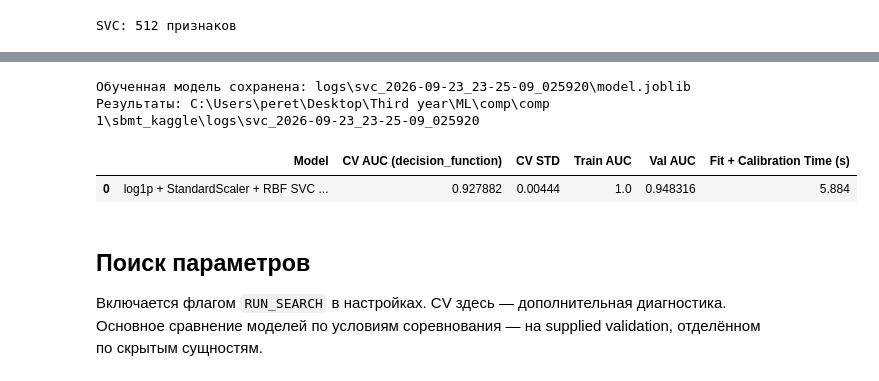
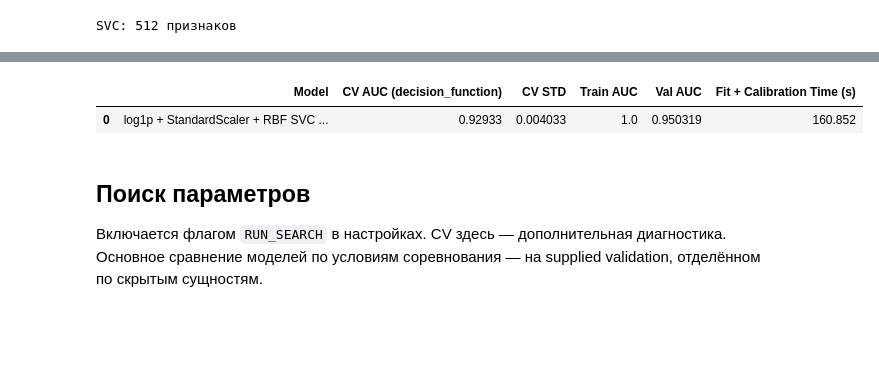
Before and after one commit to revlze/sbmt_kaggle, a Jupyter notebook: main.ipynb, the cells around one changed output, grey strips where cells are left out. Cells and saved outputs as stored; diff of their text form; code cells hidden in the pictures; blank space fills up the shorter version.

```diff
--- a/main.ipynb
+++ b/main.ipynb
@@ -1165,6 +1289,7 @@ best_svc_pipeline = Pipeline([
     ('fe', FullFeatureEngineering(n_splits=5)),
     ('scaler', StandardScaler()),
     ('weighter', best_weighter),
+    ('l2_sphere', Normalizer(norm='l2')),
     ('svc', SVC(C=bp['C'], kernel='rbf', gamma=gamma_best, random_state=SEED))
 ])
 
@@ -1291,53 +1418,51 @@ CV AUC: 0.92511 ± 0.00525
 # %%
 # Калибруется весь Pipeline: scaler обучается заново внутри каждого фолда.
 # ensemble=False: итоговая SVC обучается на всём train.
 svc_model = CalibratedClassifierCV(
     estimator=svc_pipeline, method='sigmoid', cv=svc_cv, ensemble=False,
 )
 svc_started_at = datetime.now().astimezone()
 svc_start = time.perf_counter()
-svc_model.fit(X_train_extended, y_train)
+svc_model.fit(X_train, y_train)
 svc_fit_time = time.perf_counter() - svc_start
 
-svc_train_probs = svc_model.predict_proba(X_train_extended)[:, 1]
-svc_val_probs = svc_model.predict_proba(X_val_extended)[:, 1]
+svc_train_probs = svc_model.predict_proba(X_train)[:, 1]
+svc_val_probs = svc_model.predict_proba(X_val)[:, 1]
 svc_metrics = pd.DataFrame([{
     'Model': 'log1p + StandardScaler + RBF SVC (extended)',
     'CV AUC (decision_function)': svc_cv_scores.mean(),
     'CV STD': svc_cv_scores.std(),
     'Train AUC': roc_auc_score(y_train, svc_train_probs),
     'Val AUC': roc_auc_score(y_val, svc_val_probs),
     'Fit + Calibration Time (s)': round(svc_fit_time, 3),
 }])
 
 svc_run_dir = LOG_DIR / f'svc_{svc_started_at:%Y-%m-%d_%H-%M-%S_%f}'
-svc_model_path = save_model(svc_model, svc_run_dir / 'model.joblib')
-svc_log = {
-    'run_started_at': svc_started_at.isoformat(),
-    'feature_columns': list(X_train_extended.columns),
-    'params': {'C': 10, 'kernel': 'rbf', 'gamma': 'scale'},
-    'preprocessing': ['log1p', 'StandardScaler'],
-    'calibration': {'method': 'sigmoid', 'ensemble': False, 'folds': 5},
-    'seed': SEED,
-    'cv_scores': svc_cv_scores.tolist(),
-    'results': [{
-        **json.loads(svc_metrics.to_json(orient='records'))[0],
-        'Model File': 'model.joblib',
-    }],
-}
-(svc_run_dir / 'results.json').write_text(
-    json.dumps(svc_log, ensure_ascii=False, indent=2), encoding='utf-8',
-)
-pd.DataFrame({
-    'row_id': val_df['row_id'], 'target': y_val, 'prediction': svc_val_probs,
-}).to_csv(svc_run_dir / 'validation_predictions.csv', index=False)
-print(f'Результаты: {svc_run_dir.resolve()}')
+# svc_model_path = save_model(svc_model, svc_run_dir / 'model.joblib')
+# svc_log = {
+#     'run_started_at': svc_started_at.isoformat(),
+#     'feature_columns': list(X_train.columns),
+#     'params': {'C': 10, 'kernel': 'rbf', 'gamma': 'scale'},
+#     'preprocessing': ['log1p', 'StandardScaler'],
+#     'calibration': {'method': 'sigmoid', 'ensemble': False, 'folds': 5},
+#     'seed': SEED,
+#     'cv_scores': svc_cv_scores.tolist(),
+#     'results': [{
+#         **json.loads(svc_metrics.to_json(orient='records'))[0],
+#         'Model File': 'model.joblib',
+#     }],
+# }
+# (svc_run_dir / 'results.json').write_text(
+#     json.dumps(svc_log, ensure_ascii=False, indent=2), encoding='utf-8',
+# )
+# pd.DataFrame({
+#     'row_id': val_df['row_id'], 'target': y_val, 'prediction': svc_val_probs,
+# }).to_csv(svc_run_dir / 'validation_predictions.csv', index=False)
+# print(f'Результаты: {svc_run_dir.resolve()}')
 display(svc_metrics)
 # %% [output]
-Обученная модель сохранена: logs\svc_2026-09-23_23-25-09_025920\model.joblib
-Результаты: C:\Users\peret\Desktop\Third year\ML\comp\comp 1\sbmt_kaggle\logs\svc_2026-09-23_23-25-09_025920
 |  | Model | CV AUC (decision_function) | CV STD | Train AUC | Val AUC | Fit + Calibration Time (s) |
-| 0 | log1p + StandardScaler + RBF SVC ... | 0.927882 | 0.00444 | 1.0 | 0.948316 | 5.884 |
+| 0 | log1p + StandardScaler + RBF SVC ... | 0.92933 | 0.004033 | 1.0 | 0.950319 | 160.852 |
 # %%
 # Выполни эти строки, когда понадобится файл для Kaggle:
 # submission_svc = save_submission(
```
Also changed, not shown: parts of 7 cells of this notebook, 1 other file.
